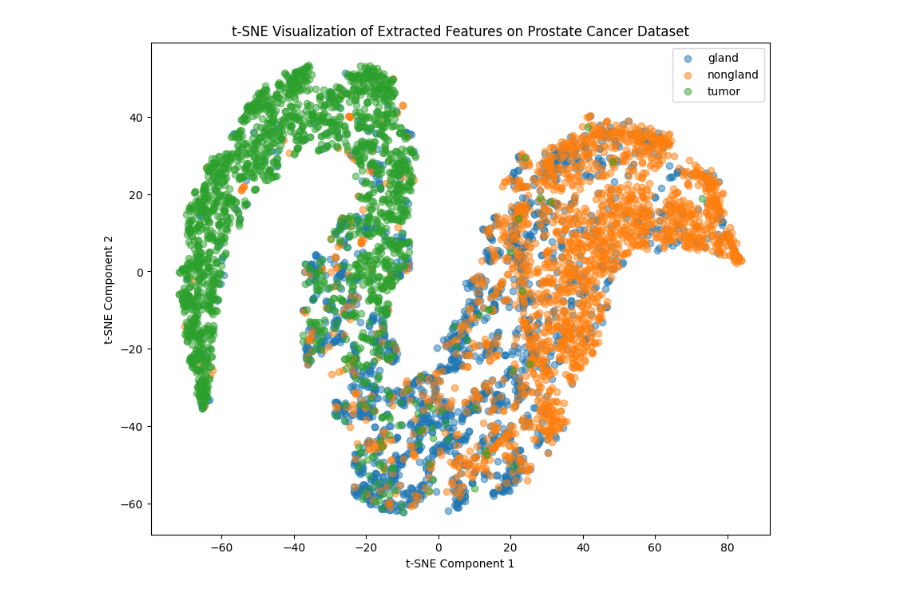
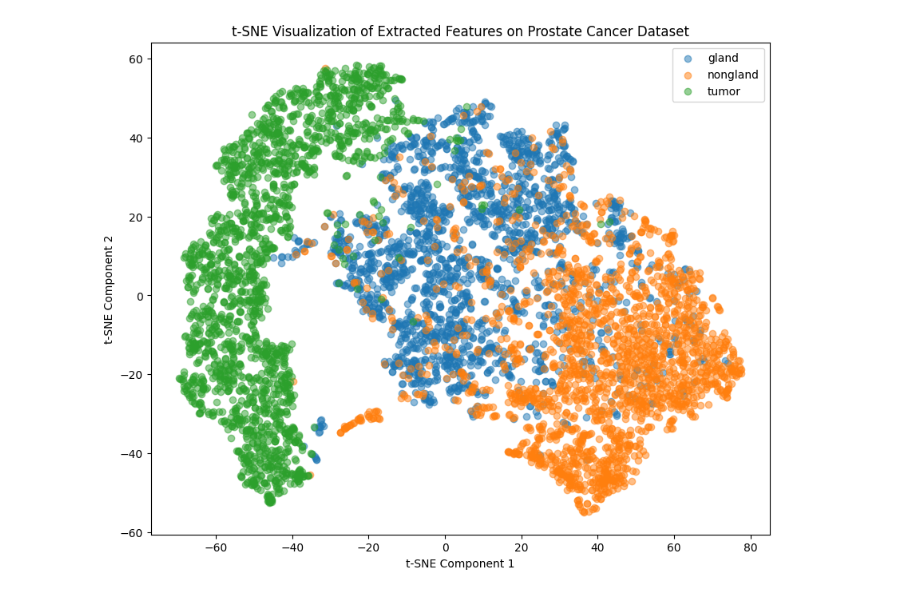
Before and after one commit to Clementxu8268/COMP432-GroupL, a Jupyter notebook: task2.ipynb, the cells around one changed output. Saved outputs shown, nothing was run; the diff lists cells and outputs as text; code cells hidden in the pictures.

Commit message:
update
--display image before and after augmentation: 'showImageAugmentation.ipynb'
--modify the transform
--the model saved: 'final_feature_resnet18.pth'

```diff
--- a/task2.ipynb
+++ b/task2.ipynb
@@ -25,7 +25,7 @@ model.eval()
 
 
 transform = transforms.Compose([
-    transforms.RandomResizedCrop(224),
+    transforms.Resize((224, 224)),
     transforms.RandomHorizontalFlip(),
     transforms.ToTensor(),
     transforms.Normalize(mean=[0.485, 0.456, 0.406], std=[0.229, 0.224, 0.225])
@@ -39,31 +39,31 @@ def extract_features(data_loader, model):
     model.eval()
     features, labels = [], []
     with torch.no_grad():
         for images, label in data_loader:
             images = images.to(device)
             output = model(images)
             features.append(output.cpu().numpy())
             labels.append(label.numpy())
     features = np.concatenate(features)
     labels = np.concatenate(labels)
     return features, labels
 
 
 features2, labels2 = extract_features(data_loader2, model)
 
 
 tsne = TSNE(n_components=2, random_state=42)
 reduced_features = tsne.fit_transform(features2)
 
 
 plt.figure(figsize=(10, 8))
 for label in np.unique(labels2):
     idx = labels2 == label
     plt.scatter(reduced_features[idx, 0], reduced_features[idx, 1], label=dataset2.classes[label], alpha=0.5)
 plt.legend()
 plt.title("t-SNE Visualization of Extracted Features on Prostate Cancer Dataset")
 plt.xlabel("t-SNE Component 1")
 plt.ylabel("t-SNE Component 2")
 plt.show()
 # %% [output]
-[figure, old version]
+[figure, new version]
```
Also changed, not shown: 3 other files.
